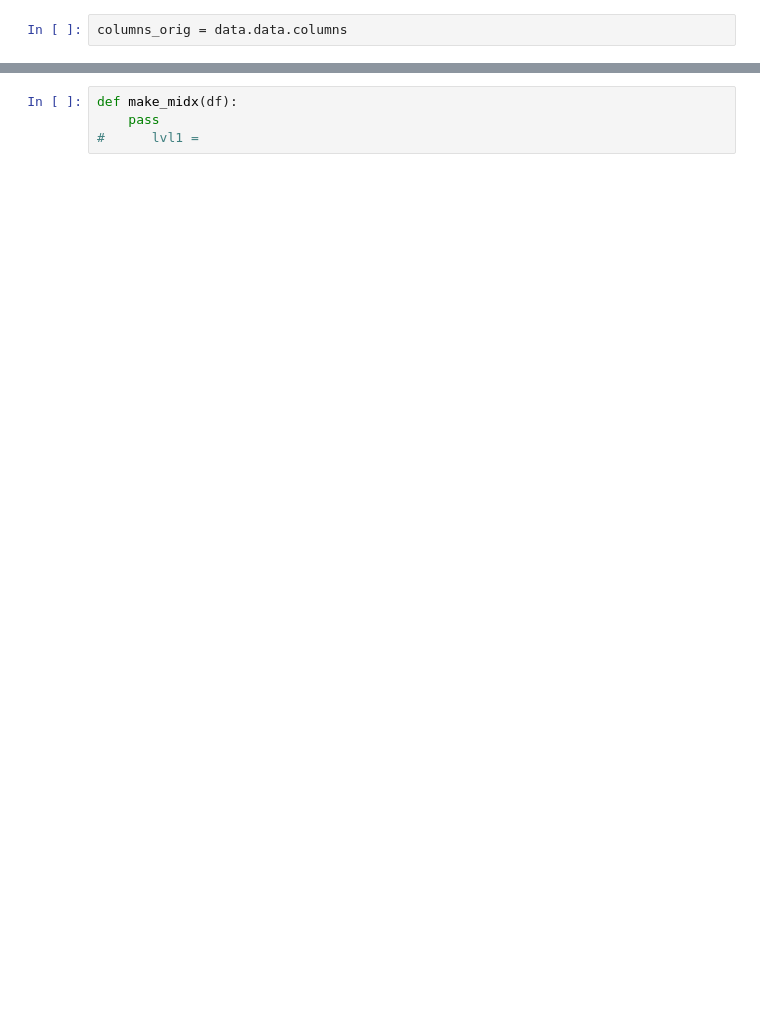
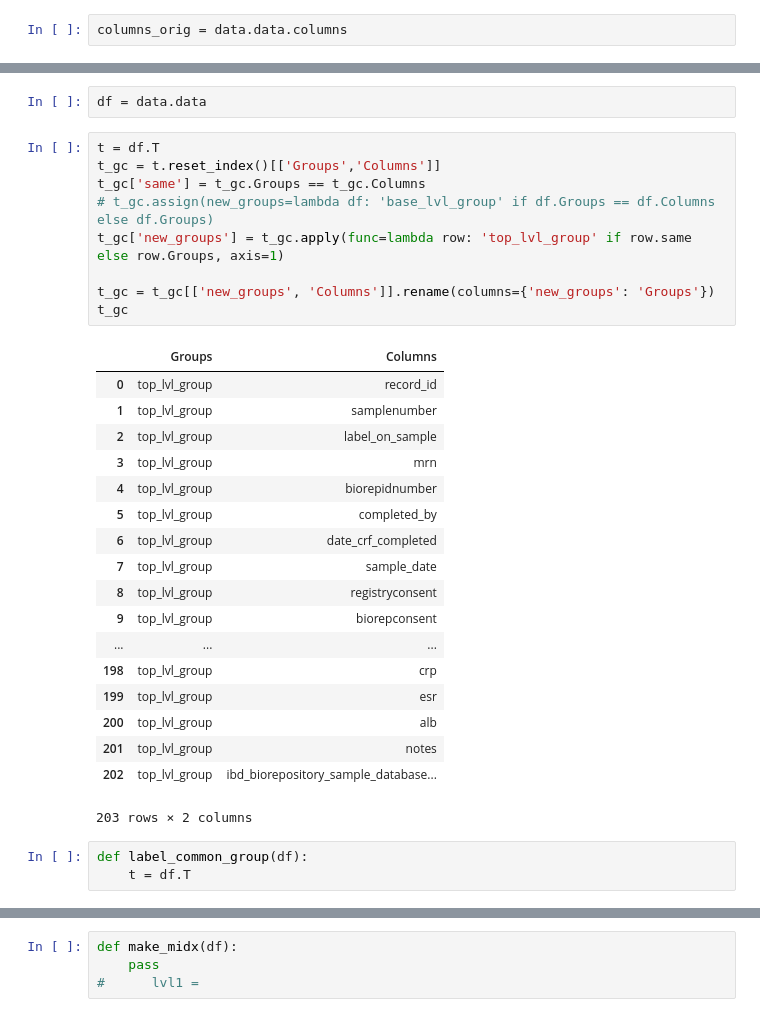
Before and after one commit to ScottSnapperLab/biorep-etl, a Jupyter notebook: notebooks/2016-12-22__retry_ETL_and_load.ipynb, the cells around one changed output, grey strips where cells are left out. Saved outputs shown, nothing was run; the diff lists cells and outputs as text; blank space fills up the shorter version.

```diff
--- a/notebooks/2016-12-22__retry_ETL_and_load.ipynb
+++ b/notebooks/2016-12-22__retry_ETL_and_load.ipynb
@@ -106,5 +164,38 @@ data.data.head()
 | 3 | 4 | 4.241300e+09 | 1 | 1042672 | 1.0 | NaN | NaN | ... |
 | 4 | 5 | 1.151300e+09 | 2 | 2237636 | 2.0 | NaN | NaN | ... |
 5 rows × 203 columns
+# %%
+df = data.data
+# %%
+t = df.T
+t_gc = t.reset_index()[['Groups','Columns']]
+t_gc['same'] = t_gc.Groups == t_gc.Columns
+# t_gc.assign(new_groups=lambda df: 'base_lvl_group' if df.Groups == df.Columns else df.Groups)
+t_gc['new_groups'] = t_gc.apply(func=lambda row: 'top_lvl_group' if row.same else row.Groups, axis=1)
+
+t_gc = t_gc[['new_groups', 'Columns']].rename(columns={'new_groups': 'Groups'})
+t_gc
+# %% [output]
+|  | Groups | Columns |
+| 0 | top_lvl_group | record_id |
+| 1 | top_lvl_group | samplenumber |
+| 2 | top_lvl_group | label_on_sample |
+| 3 | top_lvl_group | mrn |
+| 4 | top_lvl_group | biorepidnumber |
+| 5 | top_lvl_group | completed_by |
+| 6 | top_lvl_group | date_crf_completed |
+| 7 | top_lvl_group | sample_date |
+| 8 | top_lvl_group | registryconsent |
+| 9 | top_lvl_group | biorepconsent |
+| ... | ... | ... |
+| 198 | top_lvl_group | crp |
+| 199 | top_lvl_group | esr |
+| 200 | top_lvl_group | alb |
+| 201 | top_lvl_group | notes |
+| 202 | top_lvl_group | ibd_biorepository_sample_database... |
+203 rows × 2 columns
+# %%
+def label_common_group(df):
+    t = df.T
 # %%
 data.data.T
```
Also changed, not shown: parts of 16 cells of this notebook, 11 other files.
